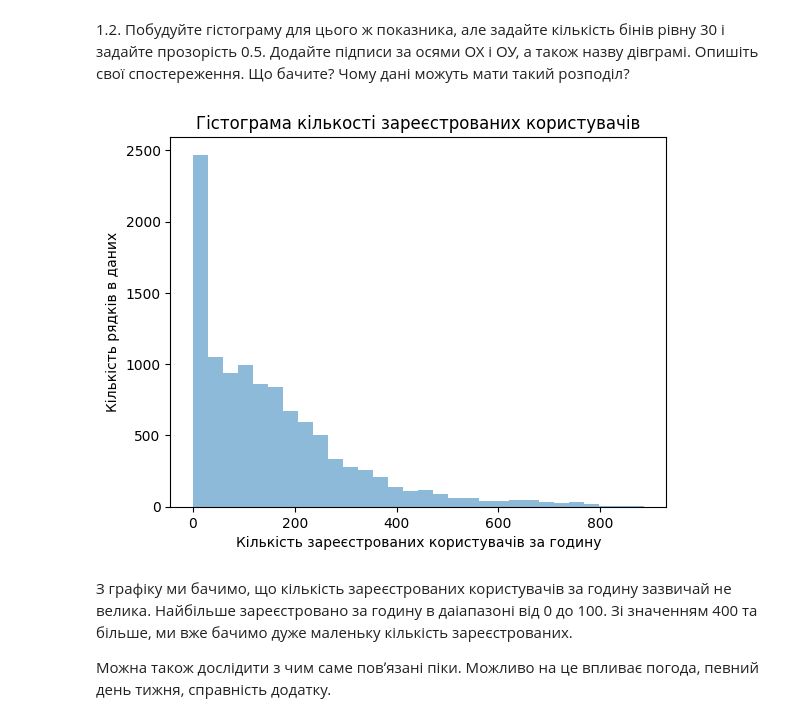
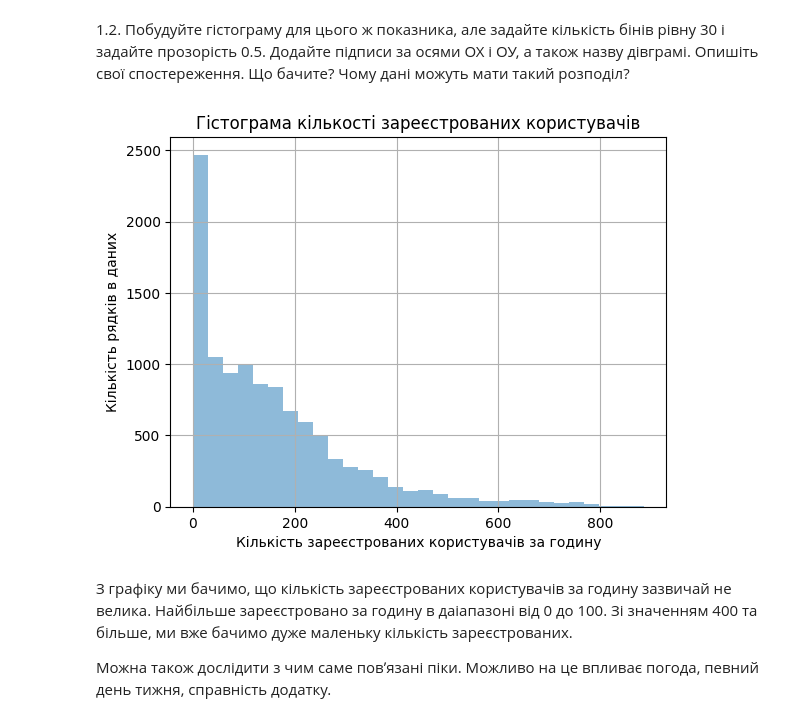
Before and after one commit to YanaGrytsiyenko/home_task_for_course, a Jupyter notebook: HW_4_4_visualizations_pandas.ipynb, the cells around one changed output. Cells and saved outputs as stored; diff of their text form; code cells hidden in the pictures.

```diff
--- a/HW_4_4_visualizations_pandas.ipynb
+++ b/HW_4_4_visualizations_pandas.ipynb
@@ -44,12 +44,12 @@ plt.hist(df['registered']);
 # %% [markdown]
 1.2. Побудуйте гістограму для цього ж показника, але задайте кількість бінів рівну 30 і задайте прозорість 0.5. Додайте підписи за осями ОХ і ОУ, а також назву дівграмі. Опишіть свої спостереження. Що бачите? Чому дані можуть мати такий розподіл?
 # %%
-plt.hist(df['registered'], bins = 30, alpha = 0.5)
+df.registered.hist(bins = 30, alpha = 0.5)
 plt.title('Гістограма кількості зареєстрованих користувачів')
 plt.xlabel('Кількість зареєстрованих користувачів за годину')
 plt.ylabel('Кількість рядків в даних');
 # %% [output]
-[figure, old version]
+[figure, new version]
 # %% [markdown]
 З графіку ми бачимо, що кількість зареєстрованих користувачів за годину зазвичай не велика. Найбільше зареєстровано за годину в даіапазоні від 0 до 100. Зі значенням 400 та більше, ми вже бачимо дуже маленьку кількість зареєстрованих.
 
```
Also changed, not shown: parts of 3 cells of this notebook.
